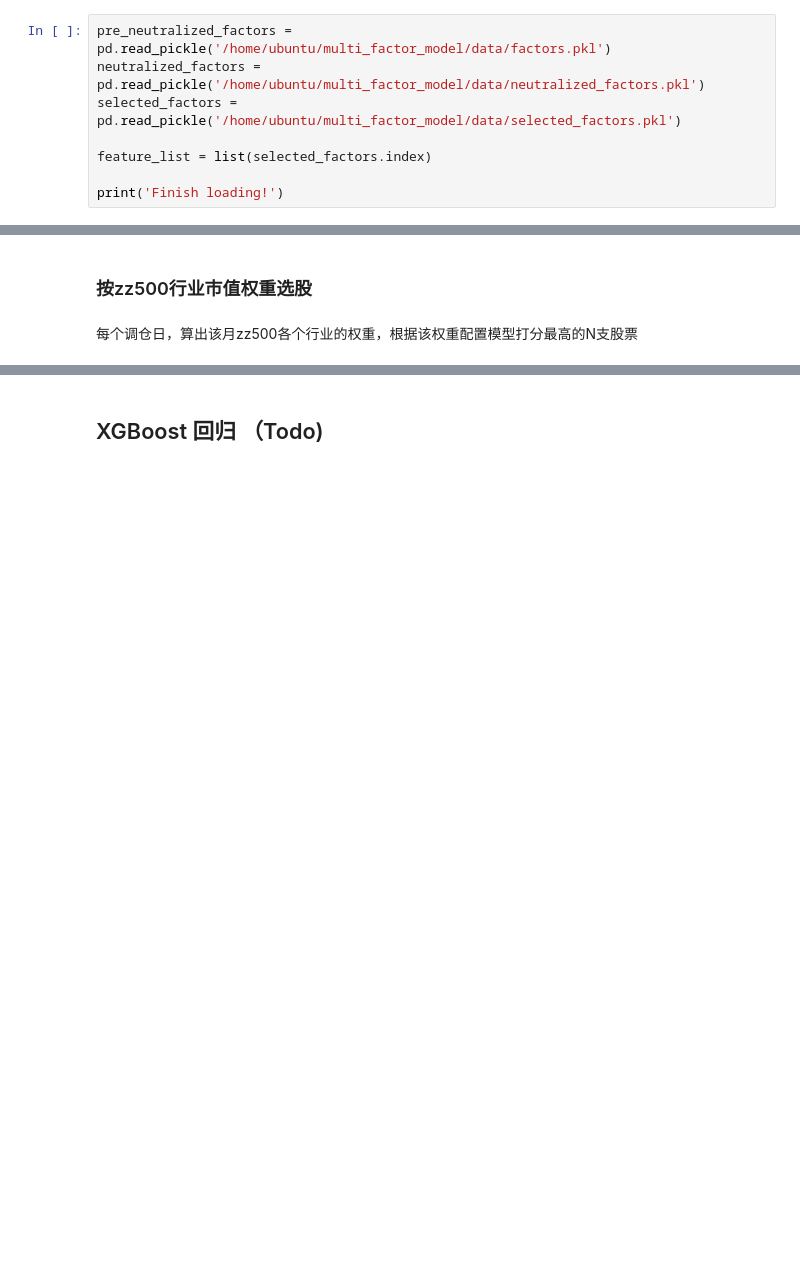
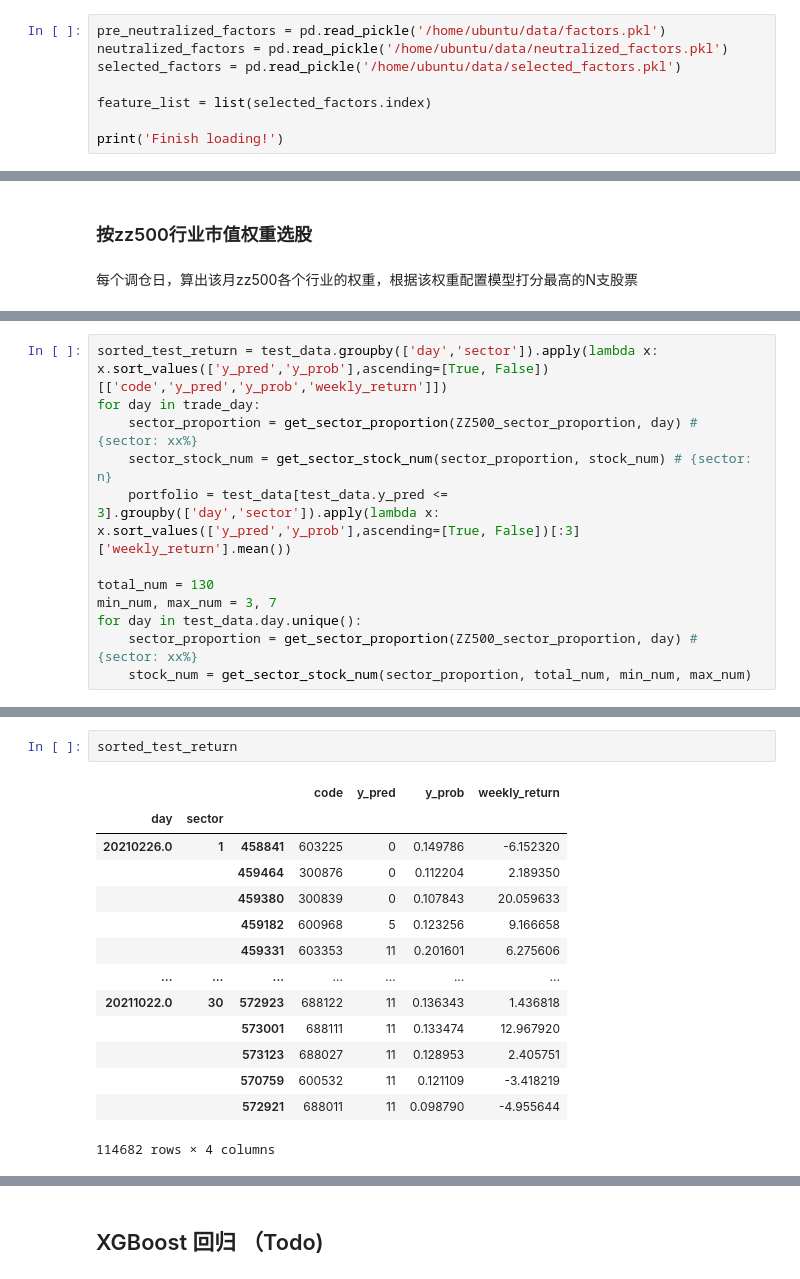
Before and after one commit to sherryshao812/multi_factor_model, a Jupyter notebook: model_test.ipynb, the cells around one changed output, grey strips where cells are left out. Drawn from its saved outputs; the diff is of its cells as text; blank space fills up the shorter version.

```diff
--- a/model_test.ipynb
+++ b/model_test.ipynb
@@ -25,9 +26,9 @@ from sklearn.ensemble import RandomForestClassifier
 import warnings
 warnings.filterwarnings('ignore')
 # %%
-pre_neutralized_factors = pd.read_pickle('/home/ubuntu/multi_factor_model/data/factors.pkl')
-neutralized_factors = pd.read_pickle('/home/ubuntu/multi_factor_model/data/neutralized_factors.pkl')
-selected_factors = pd.read_pickle('/home/ubuntu/multi_factor_model/data/selected_factors.pkl')
+pre_neutralized_factors = pd.read_pickle('/home/ubuntu/data/factors.pkl')
+neutralized_factors = pd.read_pickle('/home/ubuntu/data/neutralized_factors.pkl')
+selected_factors = pd.read_pickle('/home/ubuntu/data/selected_factors.pkl')
 
 feature_list = list(selected_factors.index)
 
@@ -325,0 +360,12 @@ array([[5.0000000e+00, 2.0100129e+07, 2.3400000e-03],
+# %%
+sorted_test_return = test_data.groupby(['day','sector']).apply(lambda x: x.sort_values(['y_pred','y_prob'],ascending=[True, False])[['code','y_pred','y_prob','weekly_return']])
+for day in trade_day:
+    sector_proportion = get_sector_proportion(ZZ500_sector_proportion, day) # {sector: xx%}
+    sector_stock_num = get_sector_stock_num(sector_proportion, stock_num) # {sector: n}
+    portfolio = test_data[test_data.y_pred <= 3].groupby(['day','sector']).apply(lambda x: x.sort_values(['y_pred','y_prob'],ascending=[True, False])[:3]['weekly_return'].mean())
+
+total_num = 130
+min_num, max_num = 3, 7
+for day in test_data.day.unique():
+    sector_proportion = get_sector_proportion(ZZ500_sector_proportion, day) # {sector: xx%}
+    stock_num = get_sector_stock_num(sector_proportion, total_num, min_num, max_num)
@@ -325,0 +390,17 @@ array([[5.0000000e+00, 2.0100129e+07, 2.3400000e-03],
+# %%
+sorted_test_return
+# %% [output]
+|  |  |  | code | y_pred | y_prob | weekly_return |
+| day | sector |  |  |  |  |  |
+| 20210226.0 | 1 | 458841 | 603225 | 0 | 0.149786 | -6.152320 |
+|  |  | 459464 | 300876 | 0 | 0.112204 | 2.189350 |
+|  |  | 459380 | 300839 | 0 | 0.107843 | 20.059633 |
+|  |  | 459182 | 600968 | 5 | 0.123256 | 9.166658 |
+|  |  | 459331 | 603353 | 11 | 0.201601 | 6.275606 |
+| ... | ... | ... | ... | ... | ... | ... |
+| 20211022.0 | 30 | 572923 | 688122 | 11 | 0.136343 | 1.436818 |
+|  |  | 573001 | 688111 | 11 | 0.133474 | 12.967920 |
+|  |  | 573123 | 688027 | 11 | 0.128953 | 2.405751 |
+|  |  | 570759 | 600532 | 11 | 0.121109 | -3.418219 |
+|  |  | 572921 | 688011 | 11 | 0.098790 | -4.955644 |
+114682 rows × 4 columns
```
Also changed, not shown: parts of 12 cells of this notebook, 2 other files.
